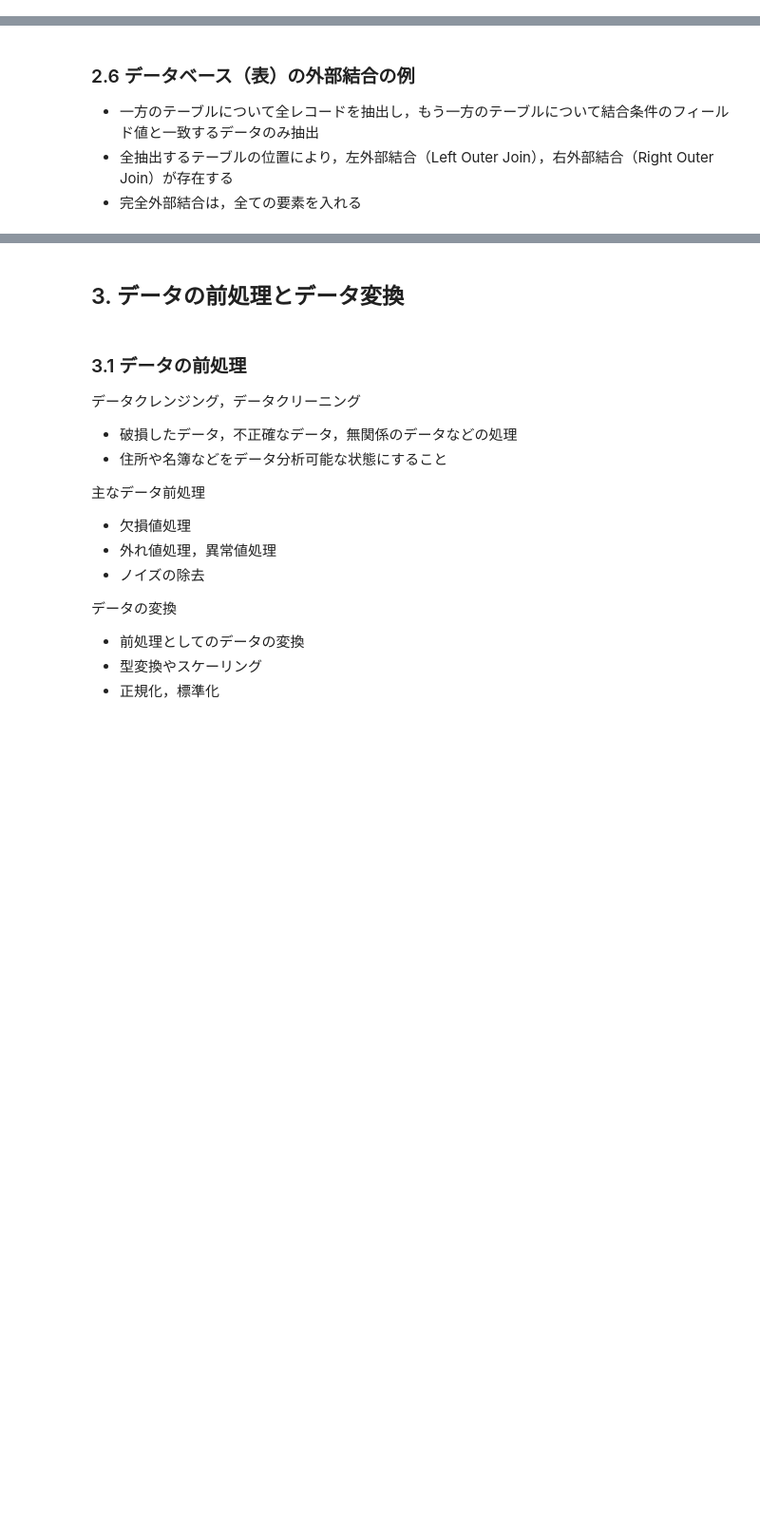
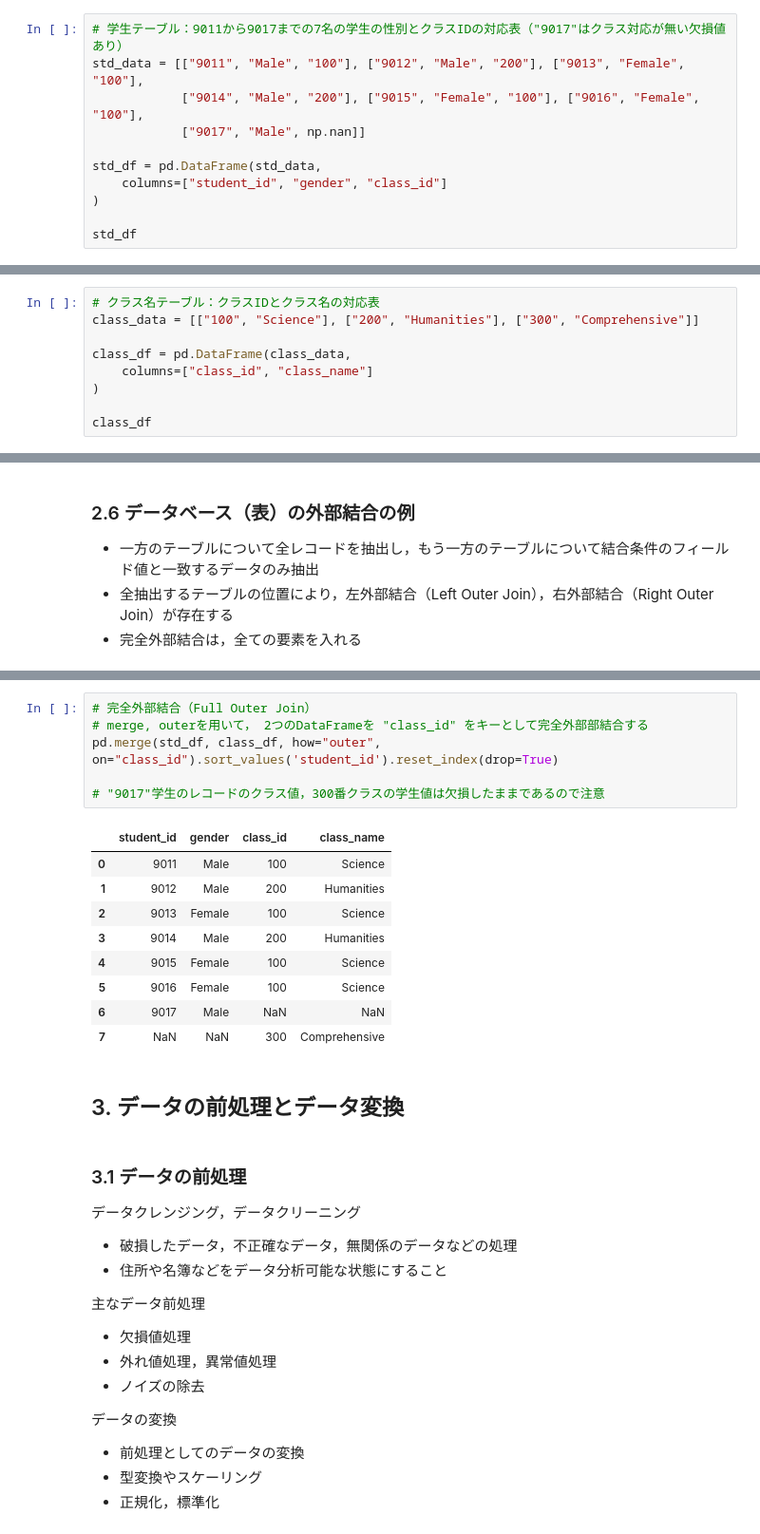
Before and after one commit to MDASH-shinshu/MDASH-T-DE, a Jupyter notebook: 5/5_data_processing_colab.ipynb, the cells around one changed output, grey strips where cells are left out. Shown at 95% size. Cells and saved outputs as stored; diff of their text form; blank space fills up the shorter version.

```diff
--- a/5/5_data_processing_colab.ipynb
+++ b/5/5_data_processing_colab.ipynb
@@ -353,0 +364,11 @@ pd.crosstab(index=df['gender'],columns=df['class'],values=df['Row_Average'],aggf
+# %%
+# 学生テーブル：9011から9017までの7名の学生の性別とクラスIDの対応表（"9017"はクラス対応が無い欠損値あり）
+std_data = [["9011", "Male", "100"], ["9012", "Male", "200"], ["9013", "Female", "100"],
+            ["9014", "Male", "200"], ["9015", "Female", "100"], ["9016", "Female", "100"],
+            ["9017", "Male", np.nan]]
+
+std_df = pd.DataFrame(std_data,
+    columns=["student_id", "gender", "class_id"]
+)
+
+std_df
@@ -353,0 +384,9 @@ pd.crosstab(index=df['gender'],columns=df['class'],values=df['Row_Average'],aggf
+# %%
+# クラス名テーブル：クラスIDとクラス名の対応表
+class_data = [["100", "Science"], ["200", "Humanities"], ["300", "Comprehensive"]]
+
+class_df = pd.DataFrame(class_data,
+    columns=["class_id", "class_name"]
+)
+
+class_df
@@ -360,3 +448,19 @@ pd.crosstab(index=df['gender'],columns=df['class'],values=df['Row_Average'],aggf
+# %%
+# 完全外部結合（Full Outer Join）
+# merge, outerを用いて， 2つのDataFrameを "class_id" をキーとして完全外部部結合する
+pd.merge(std_df, class_df, how="outer", on="class_id").sort_values('student_id').reset_index(drop=True)
+
+# "9017"学生のレコードのクラス値，300番クラスの学生値は欠損したままであるので注意
+# %% [output]
+|  | student_id | gender | class_id | class_name |
+| 0 | 9011 | Male | 100 | Science |
+| 1 | 9012 | Male | 200 | Humanities |
+| 2 | 9013 | Female | 100 | Science |
+| 3 | 9014 | Male | 200 | Humanities |
+| 4 | 9015 | Female | 100 | Science |
+| 5 | 9016 | Female | 100 | Science |
+| 6 | 9017 | Male | NaN | NaN |
+| 7 | NaN | NaN | 300 | Comprehensive |
 # %% [markdown]
 ## 3. データの前処理とデータ変換
 # %% [markdown]
```
Also changed, not shown: parts of 28 cells of this notebook.
